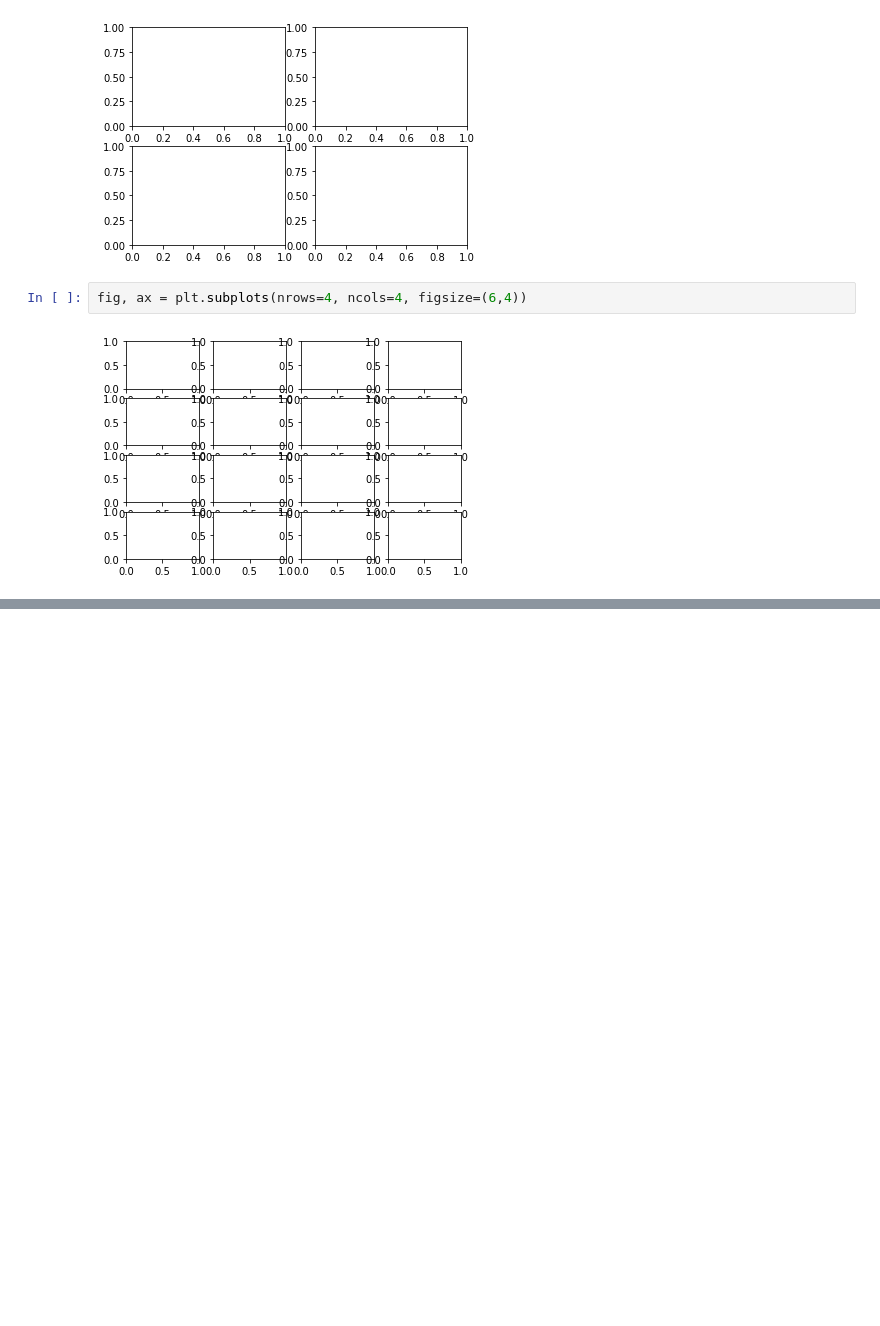
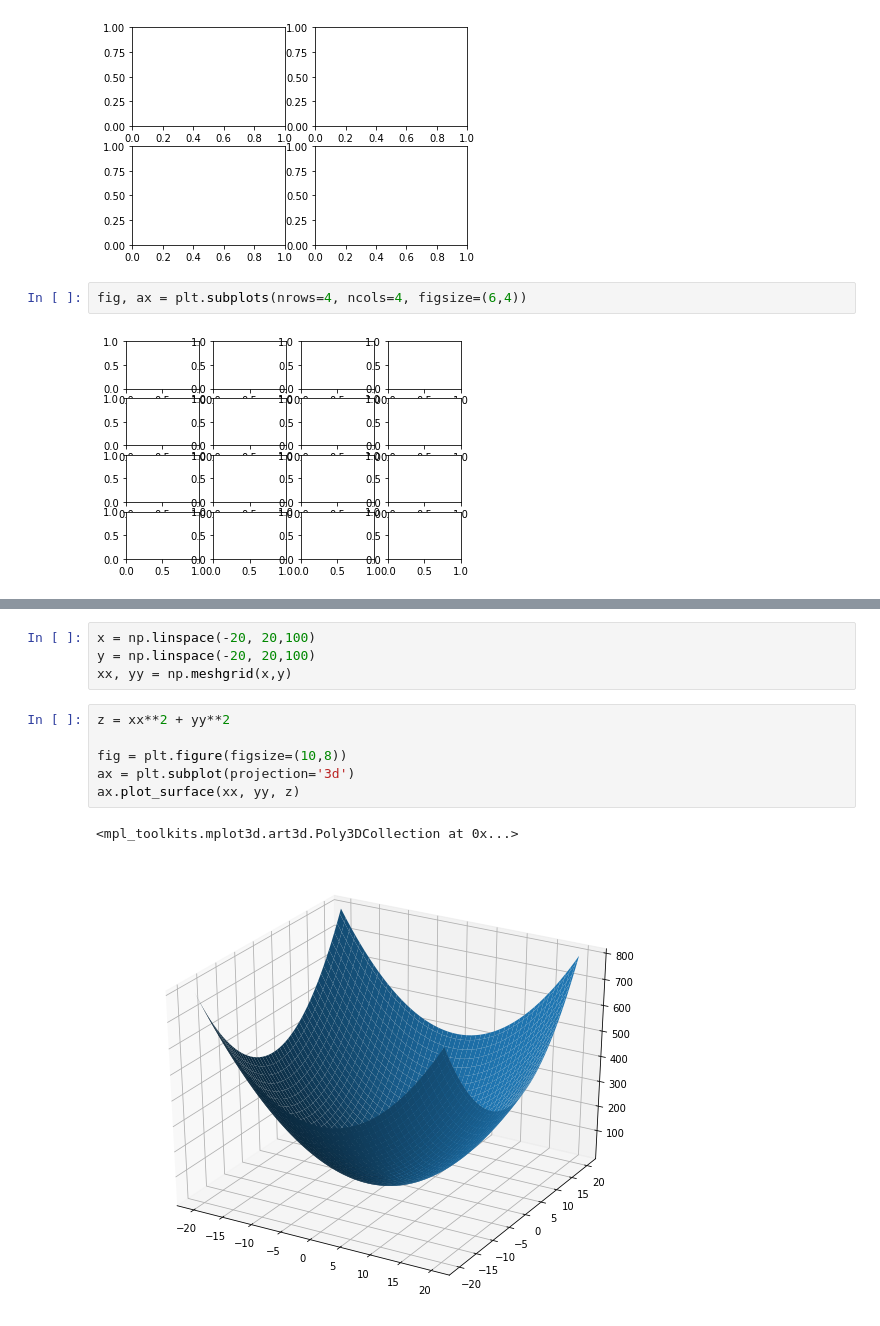
Before and after one commit to bhavnish97/DataScience-Concepts, a Jupyter notebook: Advanced_Matplotlib.ipynb, the cells around one changed output, grey strips where cells are left out. Cells and saved outputs as stored; diff of their text form; blank space fills up the shorter version.

```diff
--- a/Advanced_Matplotlib.ipynb
+++ b/Advanced_Matplotlib.ipynb
@@ -161,0 +207,13 @@ ax[1][1].hist(df['runs'])
+# %%
+x = np.linspace(-20, 20,100)
+y = np.linspace(-20, 20,100)
+xx, yy = np.meshgrid(x,y)
+# %%
+z = xx**2 + yy**2
+
+fig = plt.figure(figsize=(10,8))
+ax = plt.subplot(projection='3d')
+ax.plot_surface(xx, yy, z)
+# %% [output]
+<mpl_toolkits.mplot3d.art3d.Poly3DCollection at 0x...>
+[figure, added]
```
Also changed, not shown: parts of 26 cells of this notebook.
